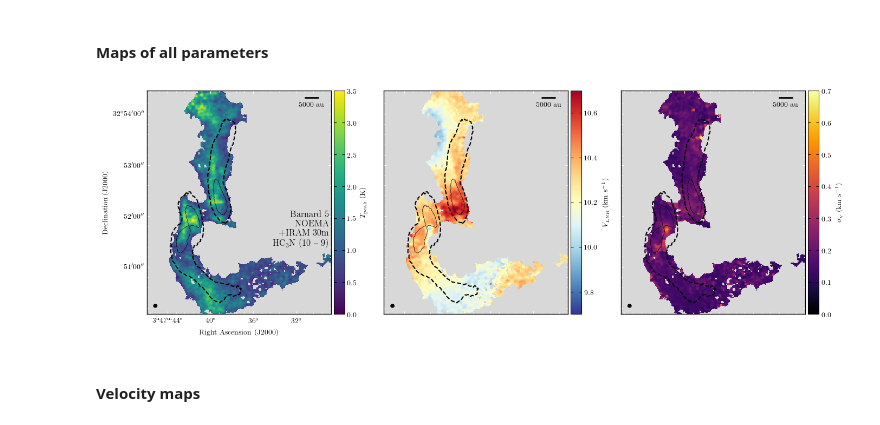
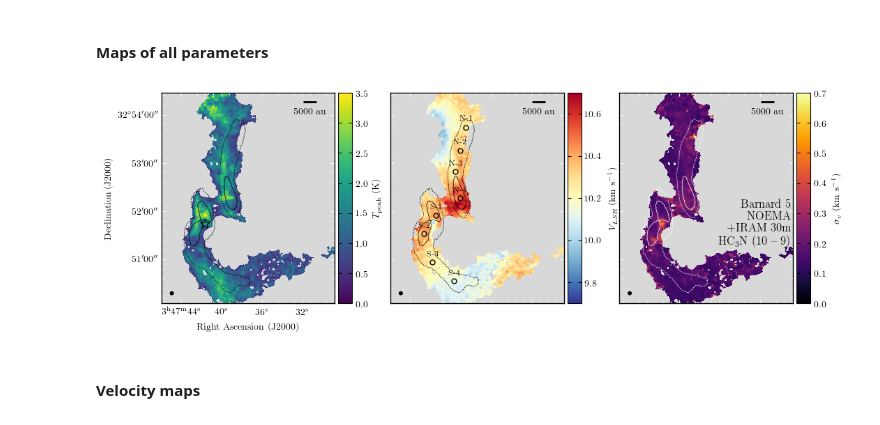
Before and after one commit to tere-valdivia/Barnard_5_infall, a Jupyter notebook: figures.ipynb, the cells around one changed output. Drawn from its saved outputs; the diff is of its cells as text; code cells hidden in the pictures.

```diff
--- a/figures.ipynb
+++ b/figures.ipynb
@@ -142,7 +142,8 @@ tpeakfile = fitdir + 'B5-NOEMA+30m-H3CN-10-9_cut_K_Tpeak'
 maskfile = fitdir + 'B5-NOEMA+30m-H3CN-10-9_cut_K_mask'
 initguessfile = fitdir + 'B5-NOEMA+30m-H3CN-10-9_cut_K_guesses.fits'
 colorHC3N = '#984ea3'
-positionfile_hook = 'B5_NOEMA_30m/samples_South.reg'
+positionfile_south = 'B5_NOEMA_30m/samples_South.reg'
+positionfile_north = 'B5_NOEMA_30m/samples_North.reg'
 
 fitfile =  fitdir + 'B5-NOEMA+30m-H3CN-10-9_cut_K_1G_fitparams_2.fits'
 fitfilefiltered = fitdir + 'B5-NOEMA+30m-H3CN-10-9_cut_K_1G_fitparams_2_filtered.fits'
@@ -324,43 +340,55 @@ if savefigure:
 #### Maps of all parameters
 # %%
 savefigure = True
-fig = plt.figure(1, figsize=(16,8))
+fig = plt.figure(1, figsize=(12,8))
 figname = figdir + 'B5-NOEMA+30m-H3CN-10-9_cut_K_1G_fitparams_filtered_results.pdf'
 
 
 cube = fits.getdata(fitfilefiltered)
 paramscube = np.array(cube[:3])
 errcube = np.array(cube[3:])
 headerplot = fits.getheader(tpeakfile + '.fits')
 stretch = 'linear'
 vmin = [0, 10.2-0.5, 0]
 vmax = [np.round(np.nanmax(paramscube[0]), 1), 10.2+0.5, np.round(np.nanmax(paramscube[2]), 1)]
 cmap = ['viridis', 'RdYlBu_r', 'inferno']
 quantities = [r'$T_{\mathrm{peak}}$ (K)', r'$V_{LSR}$ (km s$^{-1}$)', r'$\sigma_{\mathrm{v}}$ (km s$^{-1}$)']
 
 for i in range(len(paramscube)):
     ax0 = plot_aplpy_subfig(fits.PrimaryHDU(paramscube[i], headerplot), fig, (1,3,i+1), stretch, \
                             vmin[i], vmax[i], cmap[i])
     ax0.colorbar.set_axis_label_text(quantities[i])
     ax0.recenter(56.9055921,32.8711272,width=0.06,height=0.073)
     if i:
         ax0.tick_labels.hide()
         ax0.axis_labels.hide()
-    else:
+    if i==1:
+        ax0.show_regions(positionfile_south)
+        ax0.show_regions(positionfile_north)
+    if i==2:
         ax0.add_label(0.99,0.38,
                      'Barnard 5\nNOEMA\n+IRAM 30m\nHC$_3$N (10 -- 9)',
                      relative=True, color='k', size=12, horizontalalignment='right')
+    if not i:
+        ax0.show_markers(ra_yso, dec_yso, marker='*', alpha=0.8, layer='lay_yso',  facecolor='None', edgecolor='k', s=100)
+    # filament outline from NH3(1,1)g
+    if i in [0,1]:
+        ax0.show_contour(nh3mom0file, colors='k', linestyles='dashed', levels=nh3mom0levels, zorder=34, linewidths=0.5)
+        ax0.show_contour(maskC1file, colors='k', linewidths=0.5)
+        ax0.show_contour(maskC2file, colors='k', linewidths=0.5)
+        ax0.show_contour(maskC3file, colors='k', linewidths=0.5)
 
-    ax0.show_contour(maskC1file, colors='k', linewidths=0.5)
-    ax0.show_contour(maskC2file, colors='k', linewidths=0.5)
-    ax0.show_contour(maskC3file, colors='k', linewidths=0.5)
-    # filament outline from NH3(1,1)g
-    ax0.show_contour(nh3mom0file, colors='k', linestyles='dashed', levels=nh3mom0levels, zorder=34)
+    else:
+        ax0.show_contour(nh3mom0file, colors='w', linestyles='dashed', levels=nh3mom0levels, zorder=34, linewidths=0.5)
+        ax0.show_contour(maskC1file, colors='w', linewidths=0.5)
+        ax0.show_contour(maskC2file, colors='w', linewidths=0.5)
+        ax0.show_contour(maskC3file, colors='w', linewidths=0.5)
+        #ax0.show_markers(ra_yso, dec_yso, marker='*', alpha=0.8, layer='lay_yso',  facecolor='None', edgecolor='w', s=100)
 
 if savefigure:
     fig.savefig(figname, bbox_inches='tight', dpi=300)
 # %% [output]
-[figure, old version]
+[figure, new version]
 # %% [markdown]
 #### Velocity maps
 # %%
```
Also changed, not shown: parts of 9 cells of this notebook, 10 other files.
